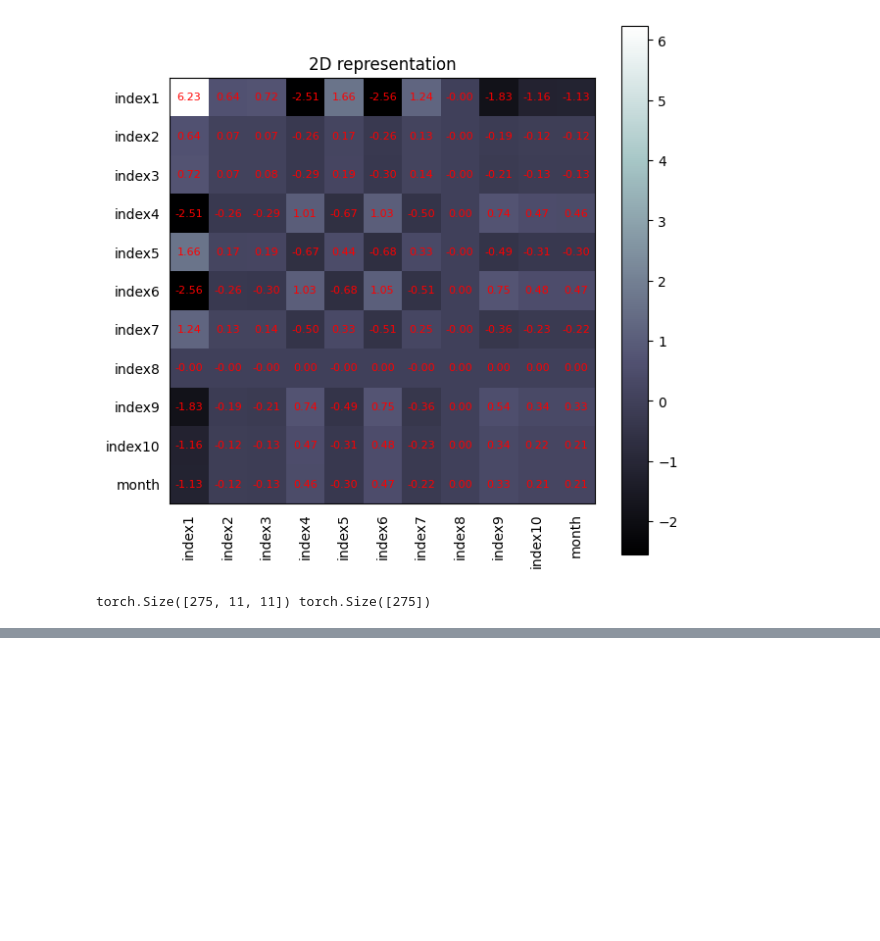
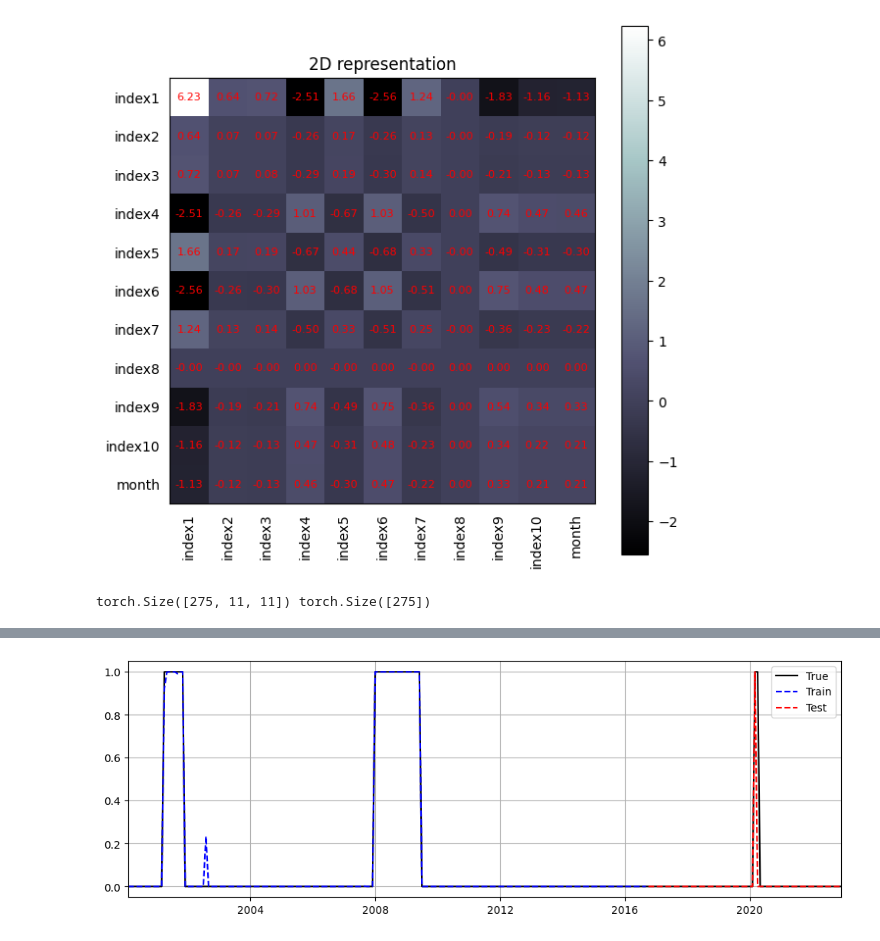
Before and after one commit to YoongsompornT/RecessionPrediction, a Jupyter notebook: Models/ML/RecLEI-NN.ipynb, the cells around one changed output, grey strips where cells are left out. Saved outputs shown, nothing was run; the diff lists cells and outputs as text; code cells hidden in the pictures; blank space fills up the shorter version.

```diff
--- a/Models/ML/RecLEI-NN.ipynb
+++ b/Models/ML/RecLEI-NN.ipynb
@@ -834,0 +950,23 @@ dataset = TensorDataset(dataset_x, dataset_y)
+# %%
+prediction_train = []
+prediction_test = []
+point = 0
+for i in dataset_x:
+  i = i.reshape(1, row, col)
+  outputs = model(i.cuda()).reshape(-1)
+  if point < 200: prediction_train.append(outputs.detach().cpu().numpy())
+  else: prediction_test.append(outputs.detach().cpu().numpy())
+  point += 1
+# %%
+date = rec_data.index.values
+
+plt.figure(figsize = (12,4))
+plt.plot(date, y_dataset.reshape(-1), color = "black", label = "True")
+plt.plot(date[:200], prediction_train, "--", color = "blue", label = "Train")
+plt.plot(date[200:], prediction_test, "--", color = "red", label = "Test")
+plt.grid(True)
+plt.xlim(date[0], date[-1])
+plt.legend(loc = "upper right")
+plt.show()
+# %% [output]
+[figure, added]
```
Also changed, not shown: parts of 13 cells of this notebook.
